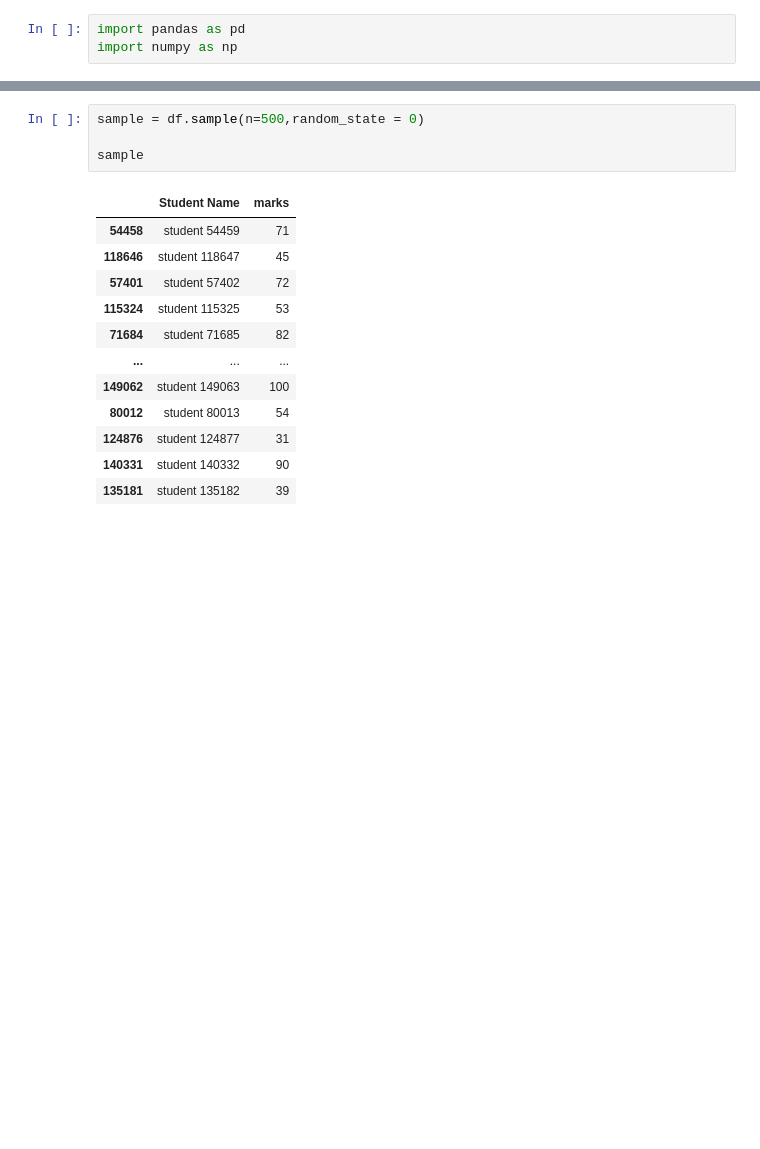
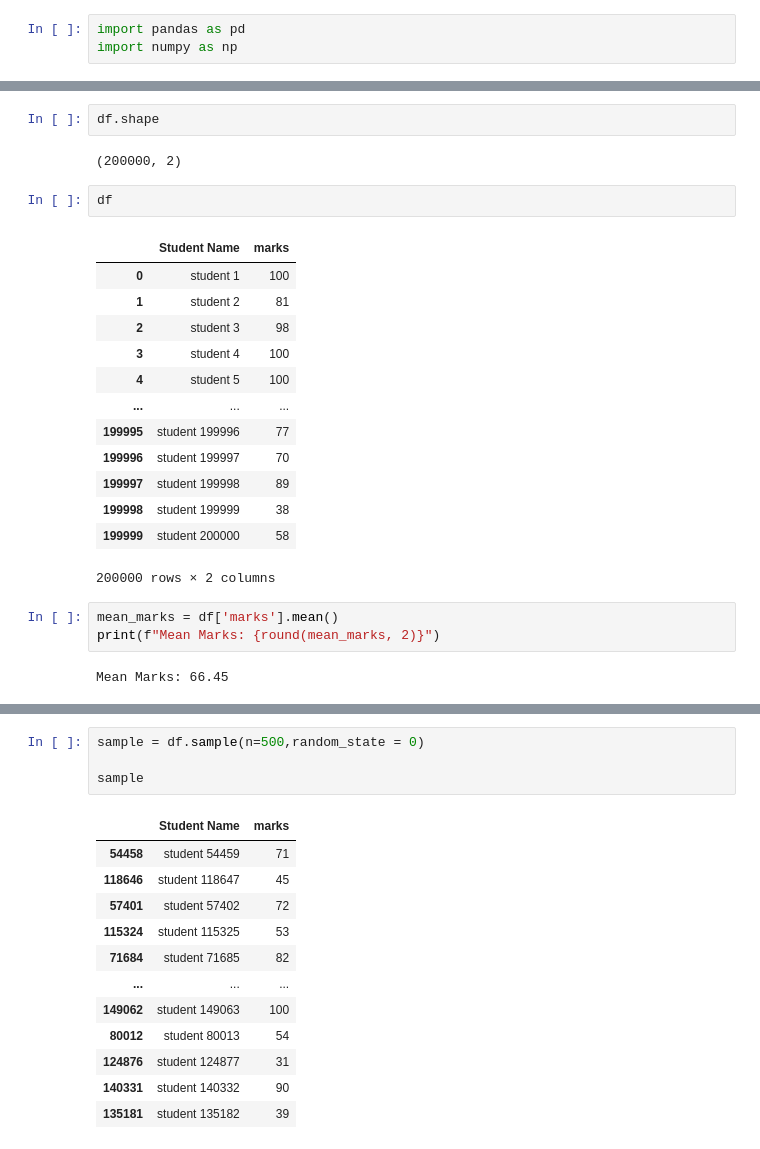
Before and after one commit to Kalungup/Learn-Python-with-Pascal, a Jupyter notebook: creating DataFrame.ipynb, the cells around one changed output, grey strips where cells are left out. Drawn from its saved outputs; the diff is of its cells as text; blank space fills up the shorter version.

```diff
--- a/creating DataFrame.ipynb
+++ b/creating DataFrame.ipynb
@@ -13,0 +168,25 @@ df = pd.DataFrame(marks)
+# %%
+df.shape
+# %% [output]
+(200000, 2)
+# %%
+df
+# %% [output]
+|  | Student Name | marks |
+| 0 | student 1 | 100 |
+| 1 | student 2 | 81 |
+| 2 | student 3 | 98 |
+| 3 | student 4 | 100 |
+| 4 | student 5 | 100 |
+| ... | ... | ... |
+| 199995 | student 199996 | 77 |
+| 199996 | student 199997 | 70 |
+| 199997 | student 199998 | 89 |
+| 199998 | student 199999 | 38 |
+| 199999 | student 200000 | 58 |
+200000 rows × 2 columns
+# %%
+mean_marks = df['marks'].mean()
+print(f"Mean Marks: {round(mean_marks, 2)}")
+# %% [output]
+Mean Marks: 66.45
```
Also changed, not shown: parts of 18 cells of this notebook, 2 other files.
